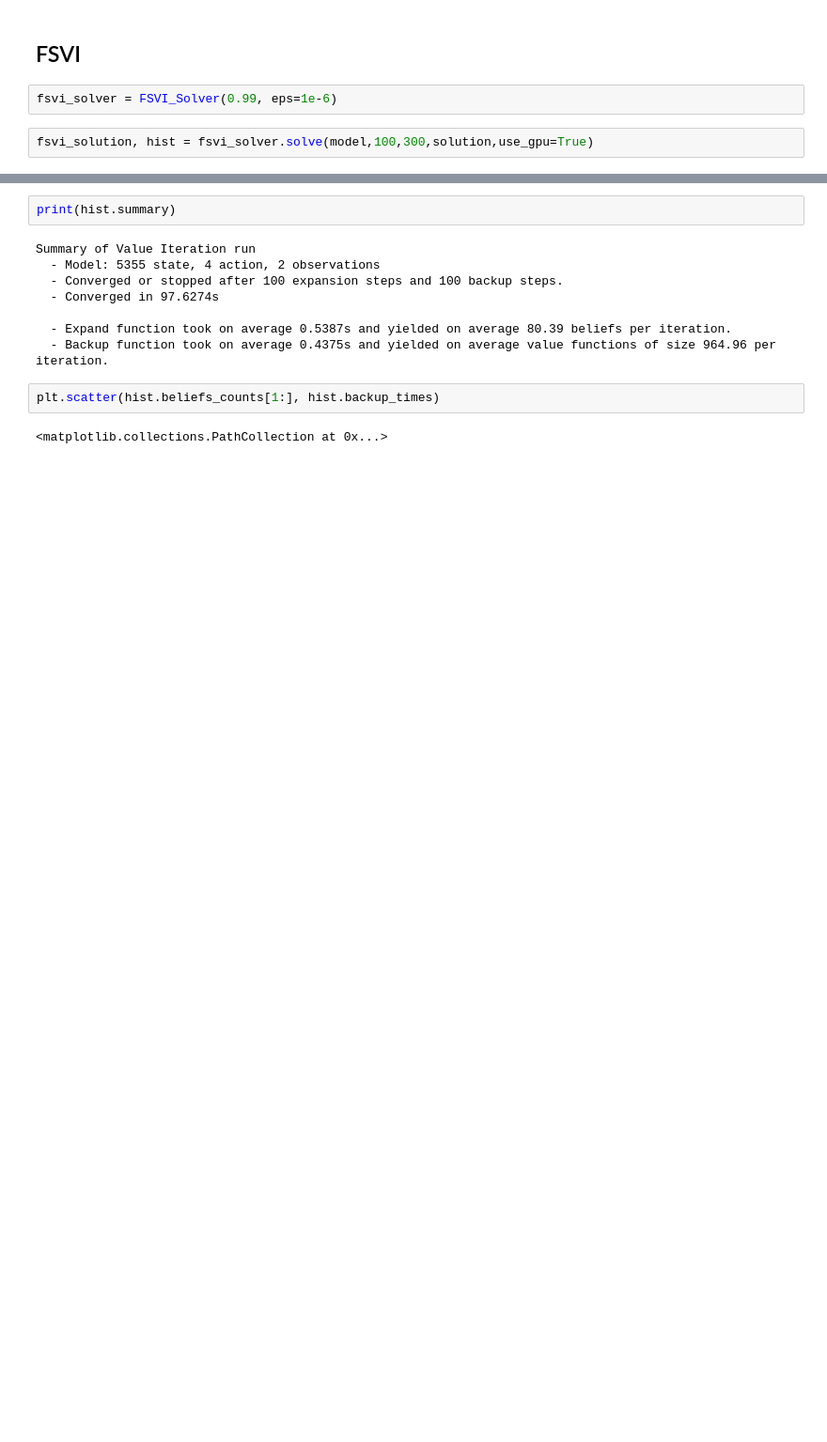
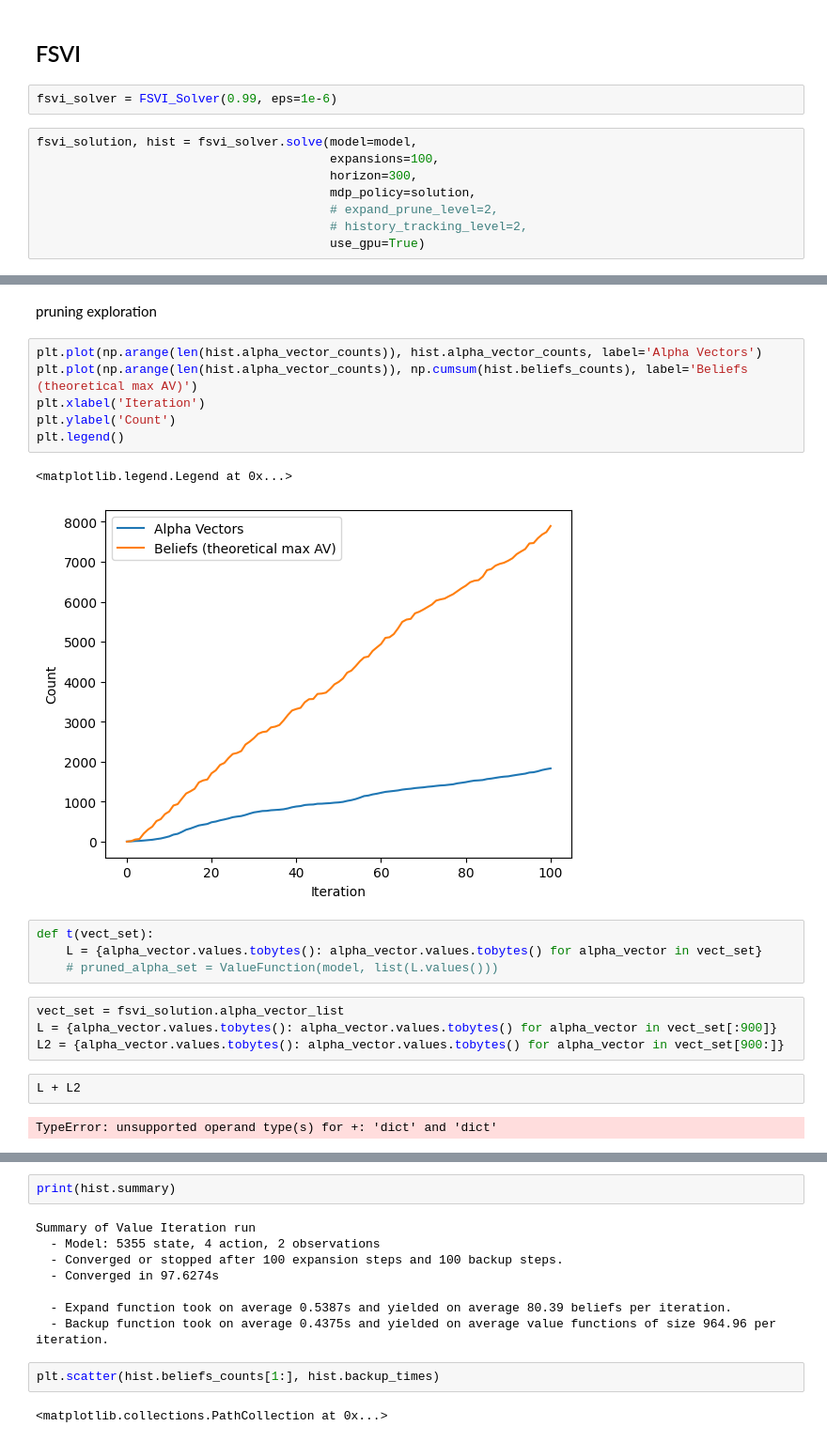
Before and after one commit to PimLb/POMDP_PBVI_Exploration, a Jupyter notebook: Experiments/Olfactory Navigation/Olfactory_Model.ipynb, the cells around one changed output, grey strips where cells are left out. Shown at 94% size. Cells and saved outputs as stored; diff of their text form; blank space fills up the shorter version.

```diff
--- a/Experiments/Olfactory Navigation/Olfactory_Model.ipynb
+++ b/Experiments/Olfactory Navigation/Olfactory_Model.ipynb
@@ -132,4 +127,10 @@ solution.plot()
 # %%
 fsvi_solver = FSVI_Solver(0.99, eps=1e-6)
 # %%
-fsvi_solution, hist = fsvi_solver.solve(model,100,300,solution,use_gpu=True)
+fsvi_solution, hist = fsvi_solver.solve(model=model,
+                                        expansions=100,
+                                        horizon=300,
+                                        mdp_policy=solution,
+                                        # expand_prune_level=2,
+                                        # history_tracking_level=2,
+                                        use_gpu=True)
@@ -135,0 +244,23 @@ fsvi_solution, hist = fsvi_solver.solve(model,100,300,solution,use_gpu=True)
+# %% [markdown]
+pruning exploration
+# %%
+plt.plot(np.arange(len(hist.alpha_vector_counts)), hist.alpha_vector_counts, label='Alpha Vectors')
+plt.plot(np.arange(len(hist.alpha_vector_counts)), np.cumsum(hist.beliefs_counts), label='Beliefs (theoretical max AV)')
+plt.xlabel('Iteration')
+plt.ylabel('Count')
+plt.legend()
+# %% [output]
+<matplotlib.legend.Legend at 0x...>
+[figure, added]
+# %%
+def t(vect_set):
+    L = {alpha_vector.values.tobytes(): alpha_vector.values.tobytes() for alpha_vector in vect_set}
+    # pruned_alpha_set = ValueFunction(model, list(L.values()))
+# %%
+vect_set = fsvi_solution.alpha_vector_list
+L = {alpha_vector.values.tobytes(): alpha_vector.values.tobytes() for alpha_vector in vect_set[:900]}
+L2 = {alpha_vector.values.tobytes(): alpha_vector.values.tobytes() for alpha_vector in vect_set[900:]}
+# %%
+L + L2
+# %% [output]
+TypeError: unsupported operand type(s) for +: 'dict' and 'dict'
```
Also changed, not shown: parts of 102 cells of this notebook, 2 other files.
